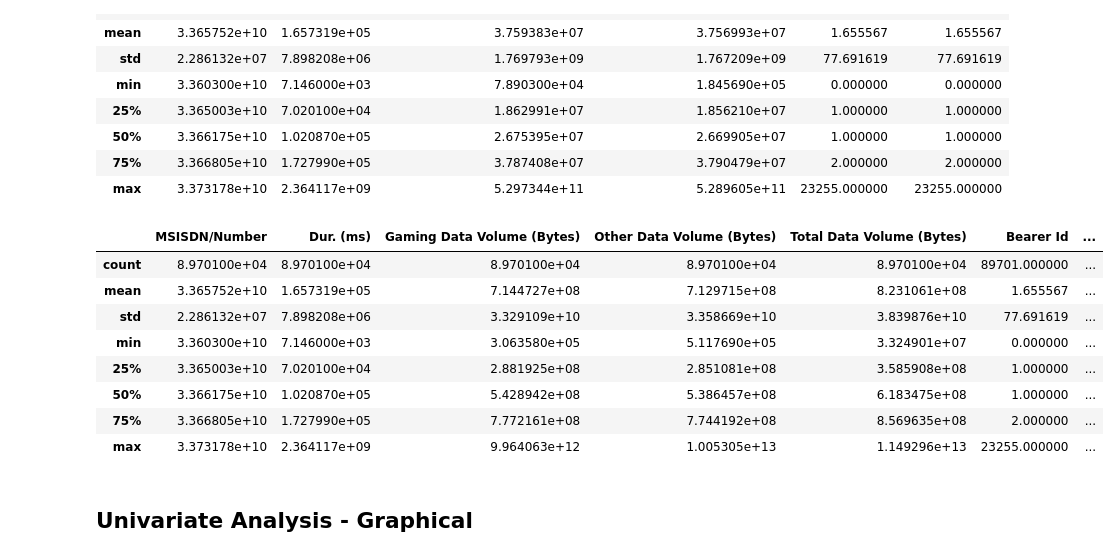
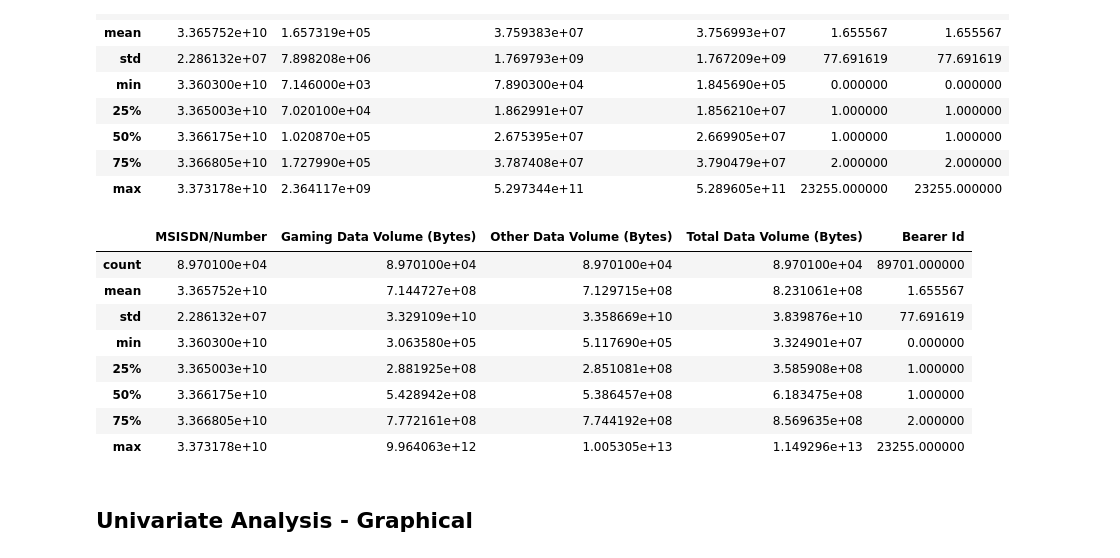
Before and after one commit to Danu-B/Telecom_Industry_User_Analytic, a Jupyter notebook: notebooks/Preprocessing_and_overview..ipynb, the cells around one changed output. Drawn from its saved outputs; the diff is of its cells as text; code cells hidden in the pictures.

```diff
--- a/notebooks/Preprocessing_and_overview..ipynb
+++ b/notebooks/Preprocessing_and_overview..ipynb
@@ -748,19 +746,18 @@ univariate_analysis.describe()
 | max | 3.373178e+10 | 2.364117e+09 | 5.297344e+11 | 5.289605e+11 | 23255.000000 | 23255.000000 |
 # %%
 #display the aggregate of user over view analysis
-univariate_analysis = db.groupby('MSISDN/Number').agg({'Dur. (ms)':'sum', 'Gaming Data Volume (Bytes)':'sum', 'Other Data Volume (Bytes)':'sum', 'Total Data Volume (Bytes)':'sum', 'Bearer Id':'count'}).reset_index()
-univariate_analysis['no.xdr_session'] = univariate_analysis['Bearer Id']
+univariate_analysis = db.groupby('MSISDN/Number').agg({'Gaming Data Volume (Bytes)':'sum', 'Other Data Volume (Bytes)':'sum', 'Total Data Volume (Bytes)':'sum', 'Bearer Id':'count'}).reset_index()
 univariate_analysis.describe()
 # %% [output]
-|  | MSISDN/Number | Dur. (ms) | Gaming Data Volume (Bytes) | Other Data Volume (Bytes) | Total Data Volume (Bytes) | Bearer Id | ... |
-| count | 8.970100e+04 | 8.970100e+04 | 8.970100e+04 | 8.970100e+04 | 8.970100e+04 | 89701.000000 | ... |
-| mean | 3.365752e+10 | 1.657319e+05 | 7.144727e+08 | 7.129715e+08 | 8.231061e+08 | 1.655567 | ... |
-| std | 2.286132e+07 | 7.898208e+06 | 3.329109e+10 | 3.358669e+10 | 3.839876e+10 | 77.691619 | ... |
-| min | 3.360300e+10 | 7.146000e+03 | 3.063580e+05 | 5.117690e+05 | 3.324901e+07 | 0.000000 | ... |
-| 25% | 3.365003e+10 | 7.020100e+04 | 2.881925e+08 | 2.851081e+08 | 3.585908e+08 | 1.000000 | ... |
-| 50% | 3.366175e+10 | 1.020870e+05 | 5.428942e+08 | 5.386457e+08 | 6.183475e+08 | 1.000000 | ... |
-| 75% | 3.366805e+10 | 1.727990e+05 | 7.772161e+08 | 7.744192e+08 | 8.569635e+08 | 2.000000 | ... |
-| max | 3.373178e+10 | 2.364117e+09 | 9.964063e+12 | 1.005305e+13 | 1.149296e+13 | 23255.000000 | ... |
+|  | MSISDN/Number | Gaming Data Volume (Bytes) | Other Data Volume (Bytes) | Total Data Volume (Bytes) | Bearer Id |
+| count | 8.970100e+04 | 8.970100e+04 | 8.970100e+04 | 8.970100e+04 | 89701.000000 |
+| mean | 3.365752e+10 | 7.144727e+08 | 7.129715e+08 | 8.231061e+08 | 1.655567 |
+| std | 2.286132e+07 | 3.329109e+10 | 3.358669e+10 | 3.839876e+10 | 77.691619 |
+| min | 3.360300e+10 | 3.063580e+05 | 5.117690e+05 | 3.324901e+07 | 0.000000 |
+| 25% | 3.365003e+10 | 2.881925e+08 | 2.851081e+08 | 3.585908e+08 | 1.000000 |
+| 50% | 3.366175e+10 | 5.428942e+08 | 5.386457e+08 | 6.183475e+08 | 1.000000 |
+| 75% | 3.366805e+10 | 7.772161e+08 | 7.744192e+08 | 8.569635e+08 | 2.000000 |
+| max | 3.373178e+10 | 9.964063e+12 | 1.005305e+13 | 1.149296e+13 | 23255.000000 |
 # %% [markdown]
 ## Univariate Analysis - Graphical
 # %%
```
Also changed, not shown: parts of 2 cells of this notebook, 2 other files.
